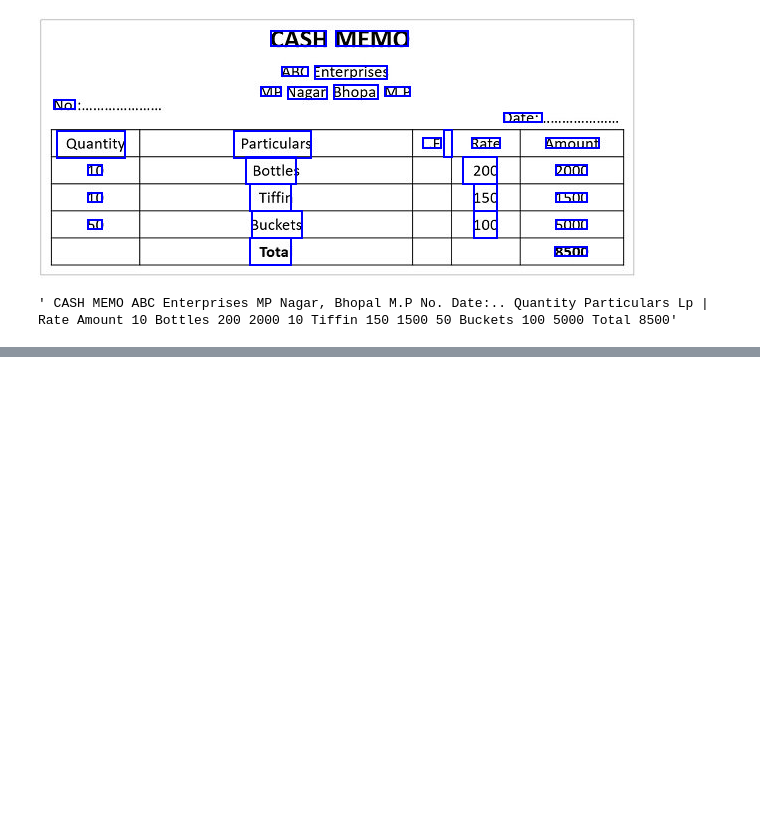
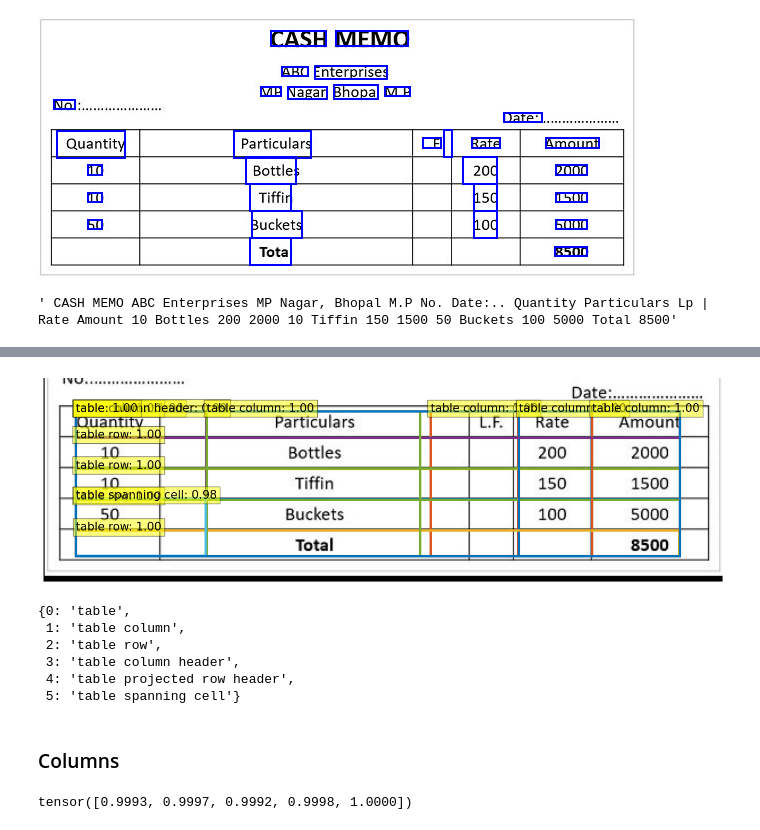
Before and after one commit to COS301-SE-2023/WriteToPdf, a Jupyter notebook: document-ai/document-ai.ipynb, the cells around one changed output, grey strips where cells are left out. Saved outputs shown, nothing was run; the diff lists cells and outputs as text; code cells hidden in the pictures; blank space fills up the shorter version.

```diff
--- a/document-ai/document-ai.ipynb
+++ b/document-ai/document-ai.ipynb
@@ -154,0 +239,7 @@ layoutlm_tokenizer.convert_tokens_to_string(input_image_tokens)
+# %%
+table_structure_model = TableTransformerForObjectDetection.from_pretrained("microsoft/table-transformer-structure-recognition")
+
+with torch.no_grad():
+  table_outputs = table_structure_model(**detr_table_feature_extractor_encoding)
+
+table_outputs.keys()
@@ -154,0 +248,4 @@ layoutlm_tokenizer.convert_tokens_to_string(input_image_tokens)
+# %%
+target_sizes = [table_image.size[::-1]]
+table_results = detr_feature_extractor.post_process_object_detection(table_outputs, threshold=0.6, target_sizes=target_sizes)[0]
+table_results
@@ -154,0 +269,15 @@ layoutlm_tokenizer.convert_tokens_to_string(input_image_tokens)
+# %%
+plot_results(table_image, table_results['scores'], table_results['labels'], table_results['boxes'], table_structure_model)
+# %% [output]
+[figure, added]
+# %%
+table_structure_model.config.id2label
+# %% [output]
+{0: 'table',
+ 1: 'table column',
+ 2: 'table row',
+ 3: 'table column header',
+ 4: 'table projected row header',
+ 5: 'table spanning cell'}
+# %% [markdown]
+### Columns
@@ -154,0 +302,4 @@ layoutlm_tokenizer.convert_tokens_to_string(input_image_tokens)
+# %%
+column_scores
+# %% [output]
+tensor([0.9993, 0.9997, 0.9992, 0.9998, 1.0000])
```
Also changed, not shown: parts of 25 cells of this notebook.
